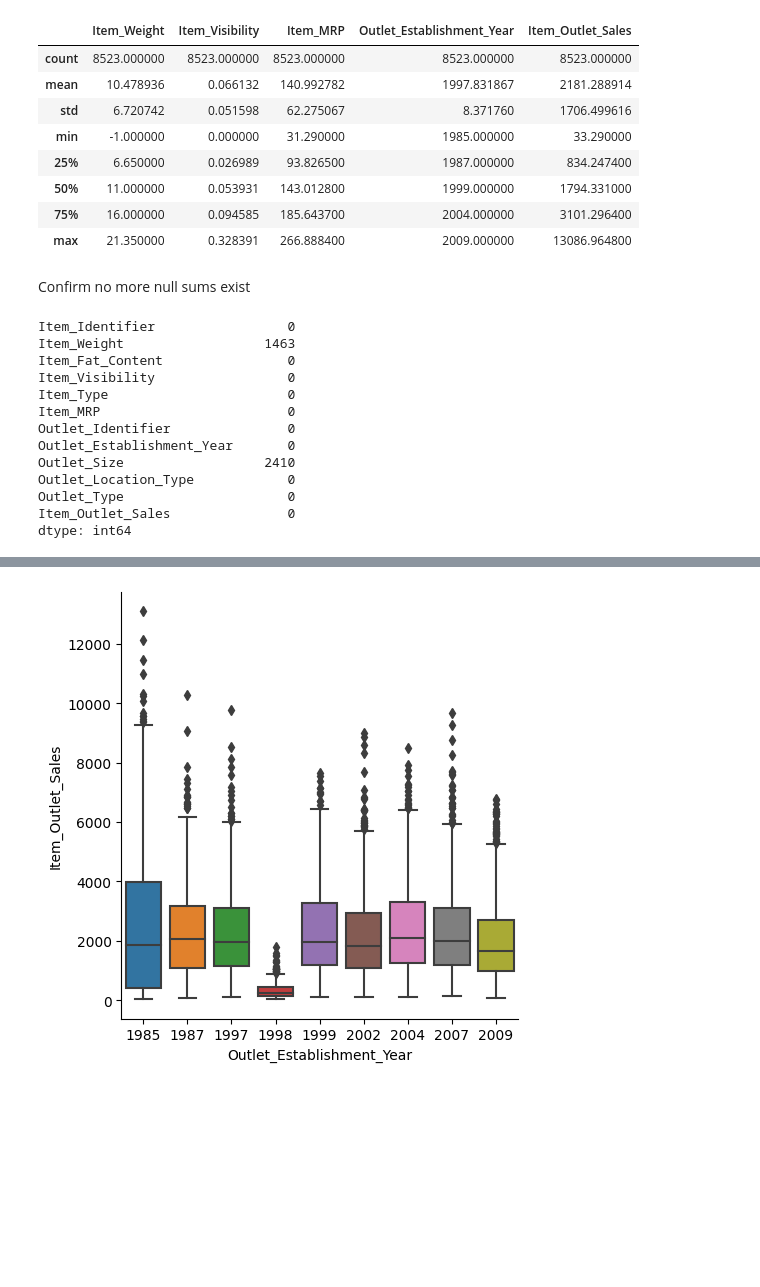
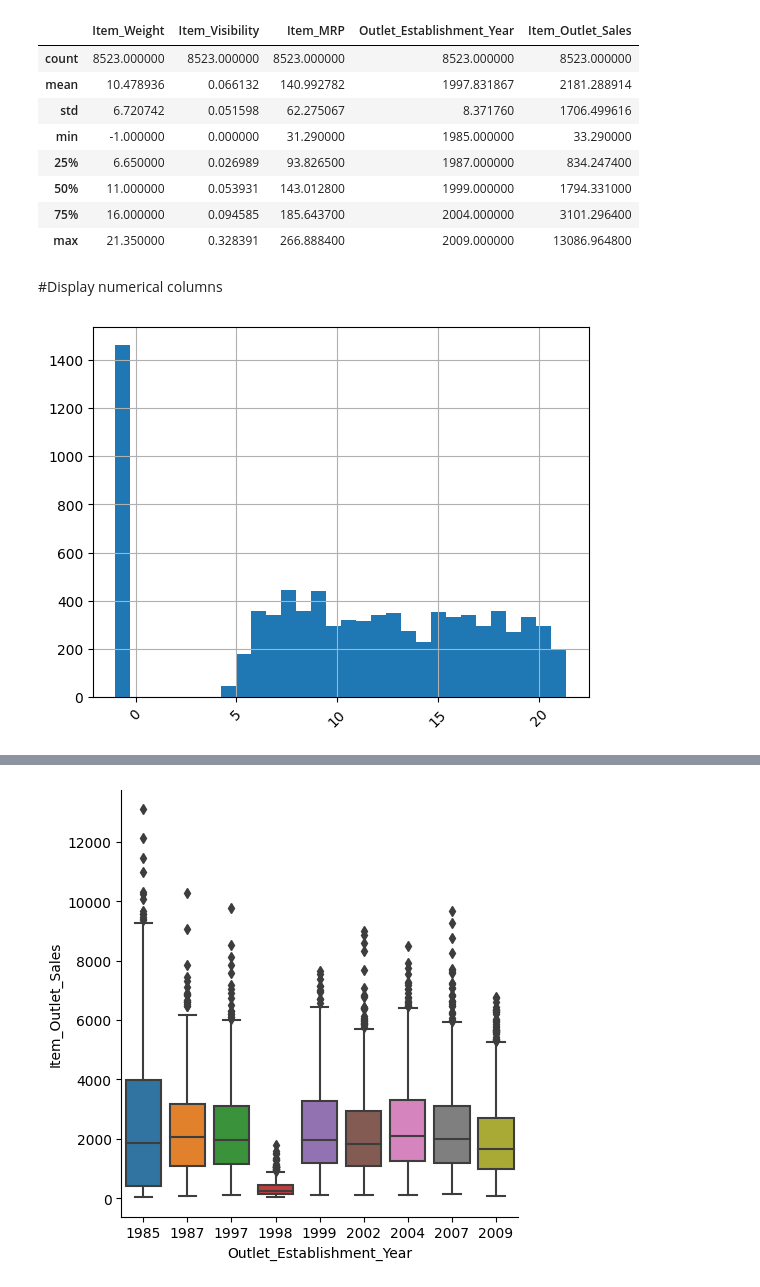
Before and after one commit to Sly-hexr/Prediction-of-Product-Sales, a Jupyter notebook: Prediction_of_product_sales(3).ipynb, the cells around one changed output, grey strips where cells are left out. Cells and saved outputs as stored; diff of their text form; code cells hidden in the pictures; blank space fills up the shorter version.

```diff
--- a/Prediction_of_product_sales(3).ipynb
+++ b/Prediction_of_product_sales(3).ipynb
@@ -207,21 +207,11 @@ data.describe()
 | 50% | 11.000000 | 0.053931 | 143.012800 | 1999.000000 | 1794.331000 |
 | 75% | 16.000000 | 0.094585 | 185.643700 | 2004.000000 | 3101.296400 |
 | max | 21.350000 | 0.328391 | 266.888400 | 2009.000000 | 13086.964800 |
-# %% [markdown]
-Confirm no more null sums exist
-# %%
-null_sums
-# %% [output]
-Item_Identifier                 0
-Item_Weight                  1463
-Item_Fat_Content                0
-Item_Visibility                 0
-Item_Type                       0
-Item_MRP                        0
-Outlet_Identifier               0
-Outlet_Establishment_Year       0
-Outlet_Size                  2410
-Outlet_Location_Type            0
-Outlet_Type                     0
-Item_Outlet_Sales               0
-dtype: int64
+# %% [markdown]
+#Display numerical columns
+# %%
+ax = data['Item_Weight'].hist(bins = 30)
+ax.tick_params(axis='x', rotation = 45)
+ax.ticklabel_format(style='plain')
+# %% [output]
+[figure, added]
```
Also changed, not shown: parts of 16 cells of this notebook.
